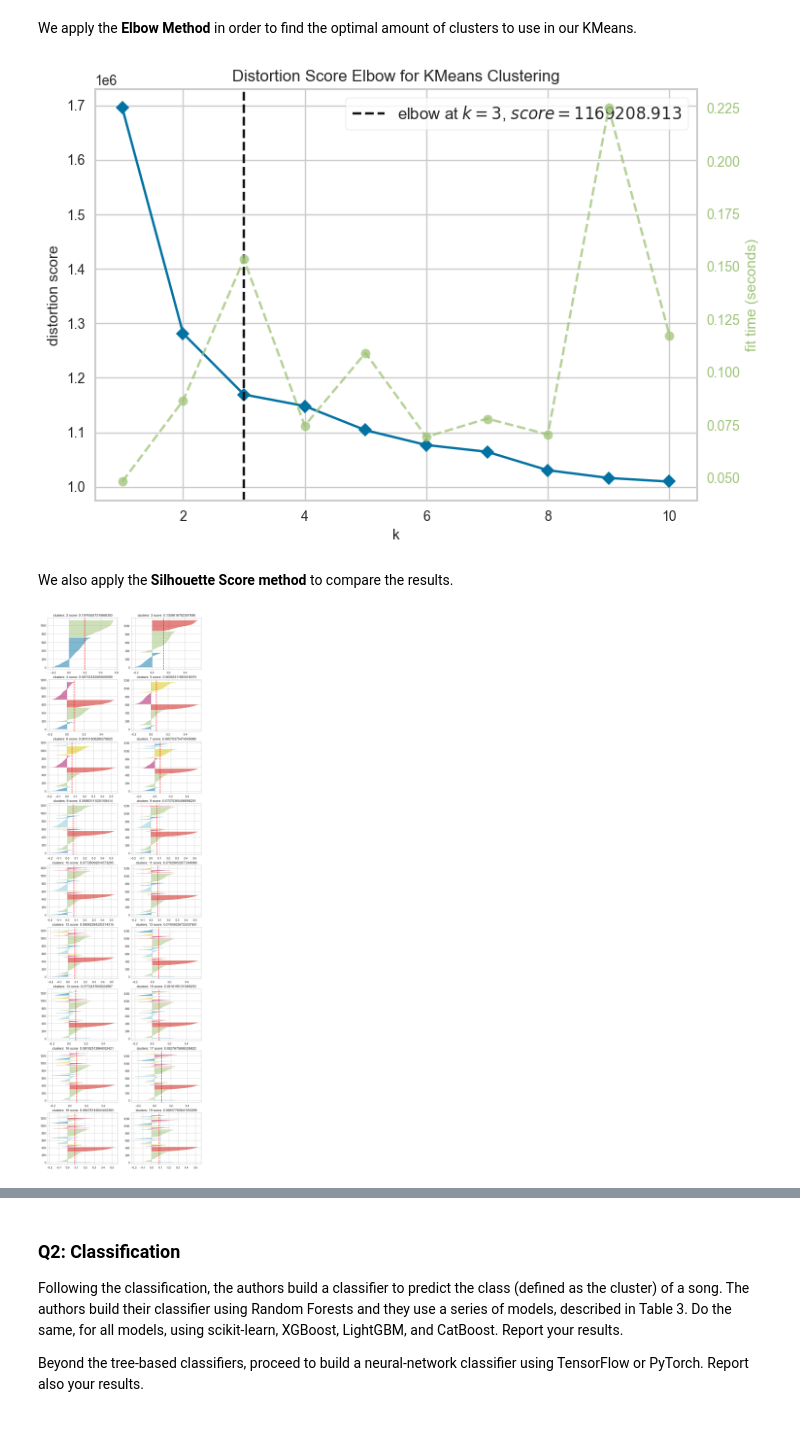
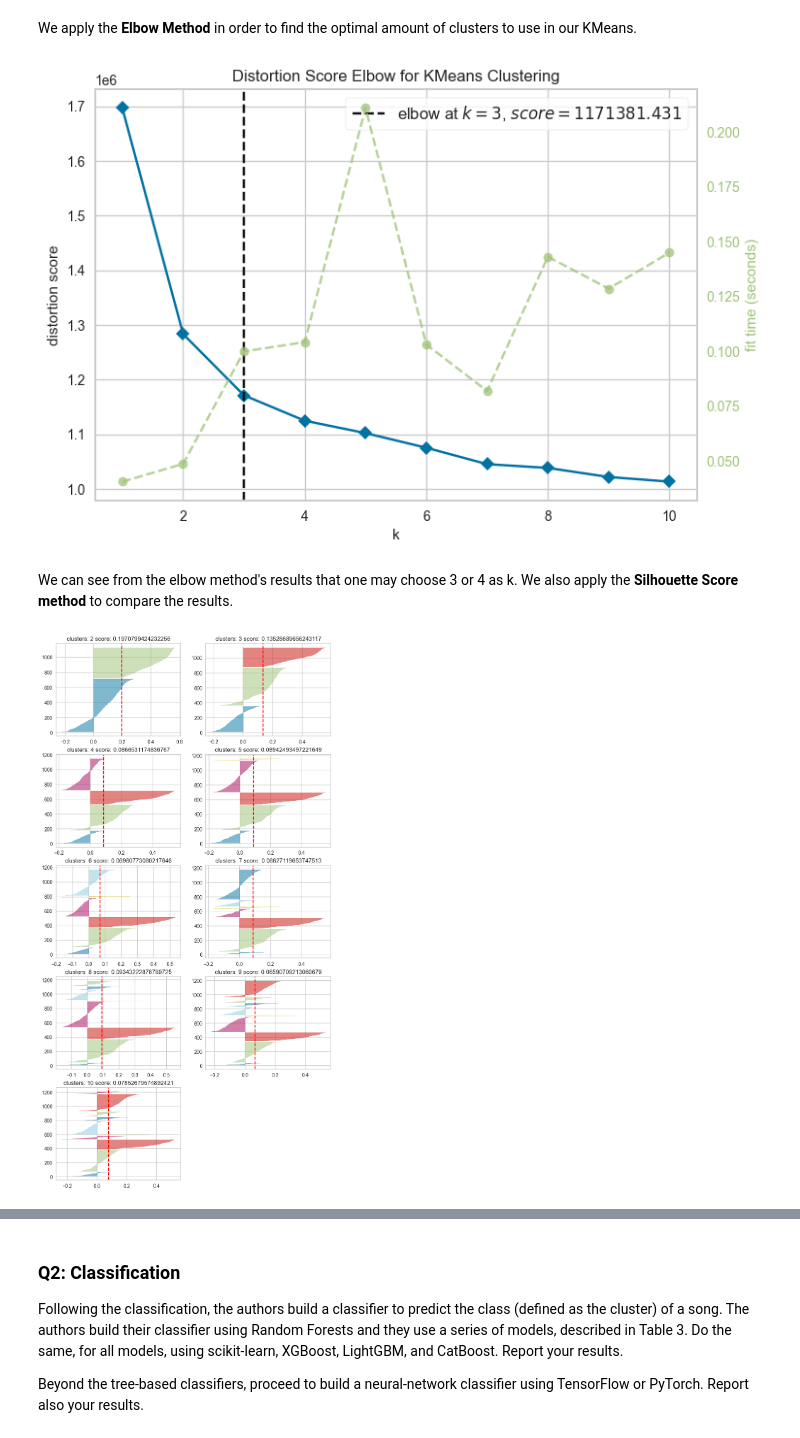
Before and after one commit to miketheofan/msc-in-data-science, a Jupyter notebook: pepmusic_assignment.ipynb, the cells around one changed output, grey strips where cells are left out. Drawn from its saved outputs; the diff is of its cells as text; code cells hidden in the pictures.

Commit message:
Added implementation for clustering.

```diff
--- a/pepmusic_assignment.ipynb
+++ b/pepmusic_assignment.ipynb
@@ -146,7 +168,15 @@ def expand_list_columns(df, columns_list):
   return expanded_df
 
 list_columns = ['rhythmHist', 'rhythmPattern']
-lists_df = expand_list_columns(df, list_columns)
+sublist_columns = []
+
+# # Add dynamic sublist columns for 'pitchBiHist' columns
+# for column in df.columns:
+#     if 'pitchBiHist' in column:
+#         sublist_columns.append(f"{column}")
+
+columns_list = list_columns + sublist_columns
+lists_df = expand_list_columns(df, columns_list)
 lists_df
 # %% [output]
 |  | rhythmHist_1 | rhythmHist_2 | rhythmHist_3 | rhythmHist_4 | rhythmHist_5 | rhythmHist_6 | rhythmHist_7 | ... |
@@ -174,9 +202,9 @@ numerical_columns = ['bpm', 'regularity', 'loudness']
 processed_df = pd.concat([
     df[numerical_columns],
     categorical_df,
+    lists_df,
     dpitchBiHist_mean_df,
-    dpitchBiHist_std_df,
-    lists_df
+    dpitchBiHist_std_df
   ], axis=1)
 processed_df
 # %% [output]
@@ -228,22 +256,23 @@ visualizer = KElbowVisualizer(kmeans, k=(1,11))
 visualizer.fit(scaled_df)
 _ = visualizer.show()
 # %% [output]
-[figure, old version]
+[figure, new version]
-# %% [markdown]
-We also apply the **Silhouette Score method** to compare the results.
+# %% [markdown]
+We can see from the elbow method's results that one may choose 3 or 4 as k.
+We also apply the **Silhouette Score method** to compare the results.
 # %%
 plt.figure(figsize=(2 * 5,  10 * 4))
 
 scores = {}
-for n_clusters in range(2, 20):
+for n_clusters in range(2, 11):
     plt.subplot(10, 2, n_clusters - 1)
     kmeans = KMeans(n_clusters, random_state=42)
     visualizer = SilhouetteVisualizer(kmeans, colors='yellowbrick')
     visualizer.fit(scaled_df)
     scores[n_clusters] = visualizer.silhouette_score_
     plt.title(f'clusters: {n_clusters} score: {visualizer.silhouette_score_}')
 # %% [output]
-[figure, old version]
+[figure, new version]
 # %%
 # Sort the amount of clusters sorted by the overall score
 sorted(scores.items(), key=lambda kv: kv[1], reverse=True)
```
Also changed, not shown: parts of 20 cells of this notebook.
